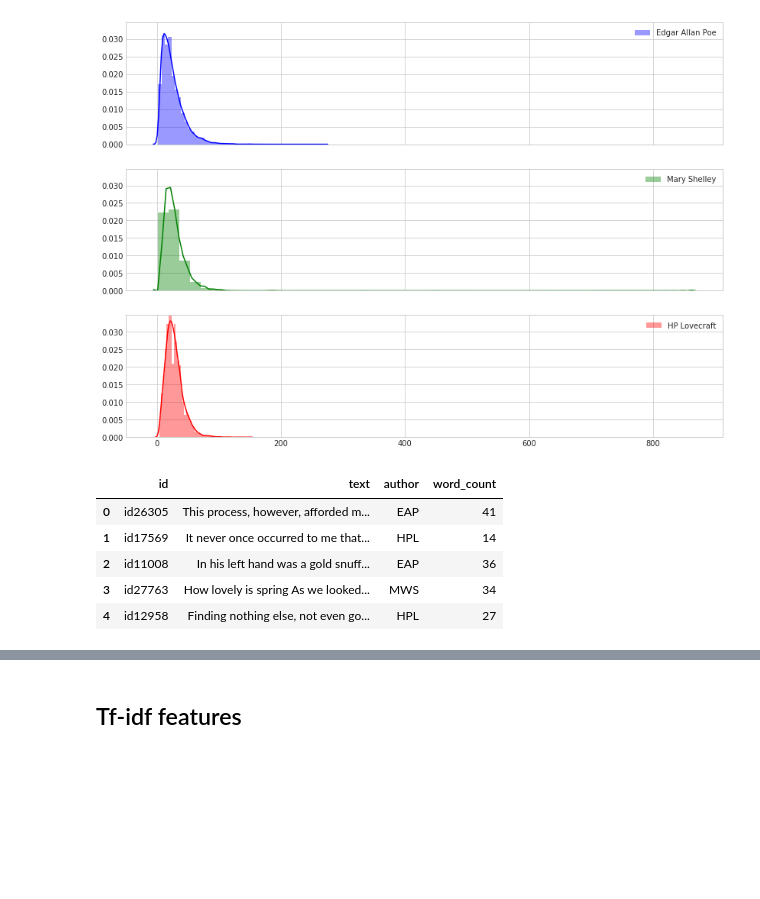
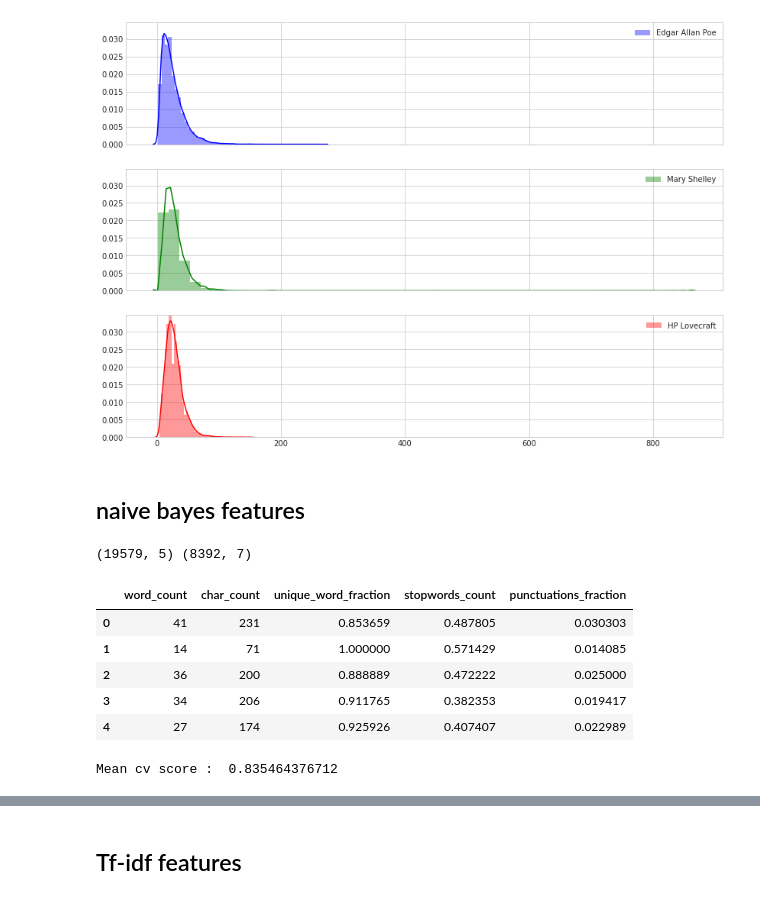
Before and after one commit to GuidoPaul/KaggleCompetitions, a Jupyter notebook: Spooky_Author_Identification/src/main.ipynb, the cells around one changed output, grey strips where cells are left out. Saved outputs shown, nothing was run; the diff lists cells and outputs as text; code cells hidden in the pictures; blank space fills up the shorter version.

```diff
--- a/Spooky_Author_Identification/src/main.ipynb
+++ b/Spooky_Author_Identification/src/main.ipynb
@@ -197,12 +253,23 @@ ax[2].legend(loc=0)
 # %% [output]
 <matplotlib.legend.Legend at 0x...>
 [figure]
-# %%
-train.head()
-# %% [output]
-|  | id | text | author | word_count |
-| 0 | id26305 | This process, however, afforded m... | EAP | 41 |
-| 1 | id17569 | It never once occurred to me that... | HPL | 14 |
-| 2 | id11008 | In his left hand was a gold snuff... | EAP | 36 |
-| 3 | id27763 | How lovely is spring As we looked... | MWS | 34 |
-| 4 | id12958 | Finding nothing else, not even go... | HPL | 27 |
+# %% [markdown]
+## naive bayes features
+# %%
+author_mapping_dict = {'EAP': 0, 'HPL': 1, 'MWS': 2}
+y_train = train['author'].map(author_mapping_dict)
+
+drop_elements = ['id', 'text']
+x_train = train.drop(drop_elements + ['author'], axis=1)
+x_test = test.drop(drop_elements, axis=1)
+
+print(x_train.shape, test.shape)
+x_train.head()
+# %% [output]
+(19579, 5) (8392, 7)
+|  | word_count | char_count | unique_word_fraction | stopwords_count | punctuations_fraction |
+| 0 | 41 | 231 | 0.853659 | 0.487805 | 0.030303 |
+| 1 | 14 | 71 | 1.000000 | 0.571429 | 0.014085 |
+| 2 | 36 | 200 | 0.888889 | 0.472222 | 0.025000 |
+| 3 | 34 | 206 | 0.911765 | 0.382353 | 0.019417 |
+| 4 | 27 | 174 | 0.925926 | 0.407407 | 0.022989 |
@@ -208,0 +283,30 @@ train.head()
+# %%
+tfidf_vectorizer = TfidfVectorizer(stop_words='english', ngram_range=(1, 3))
+tfidf_train = tfidf_vectorizer.fit_transform(train['text'].values.tolist())
+tfidf_test = tfidf_vectorizer.transform(test['text'].values.tolist())
+
+n_splits = 5
+cv_scores = []
+pred_full_test = 0
+pred_train = np.zeros([train.shape[0], 3])
+kf = model_selection.KFold(n_splits=n_splits, shuffle=True, random_state=2017)
+
+for idx_dev, idx_val in kf.split(tfidf_train):
+    x_dev, x_val = tfidf_train[idx_dev], tfidf_train[idx_val]
+    y_dev, y_val = y_train[idx_dev], y_train[idx_val]
+    pred_y_val, pred_y_test, model = runMNB(x_dev, y_dev, x_val, tfidf_test)
+    pred_full_test = pred_full_test + pred_y_test
+    pred_train[idx_val, :] = pred_y_val
+    cv_scores.append(metrics.log_loss(y_val, pred_y_val))
+print("Mean cv score : ", np.mean(cv_scores))
+pred_full_test = pred_full_test / float(n_splits)
+
+# add the predictions as new features
+train["nb_cvec_eap"] = pred_train[:, 0]
+train["nb_cvec_hpl"] = pred_train[:, 1]
+train["nb_cvec_mws"] = pred_train[:, 2]
+test["nb_cvec_eap"] = pred_full_test[:, 0]
+test["nb_cvec_hpl"] = pred_full_test[:, 1]
+test["nb_cvec_mws"] = pred_full_test[:, 2]
+# %% [output]
+Mean cv score :  0.835464376712
```
Also changed, not shown: parts of 33 cells of this notebook.
